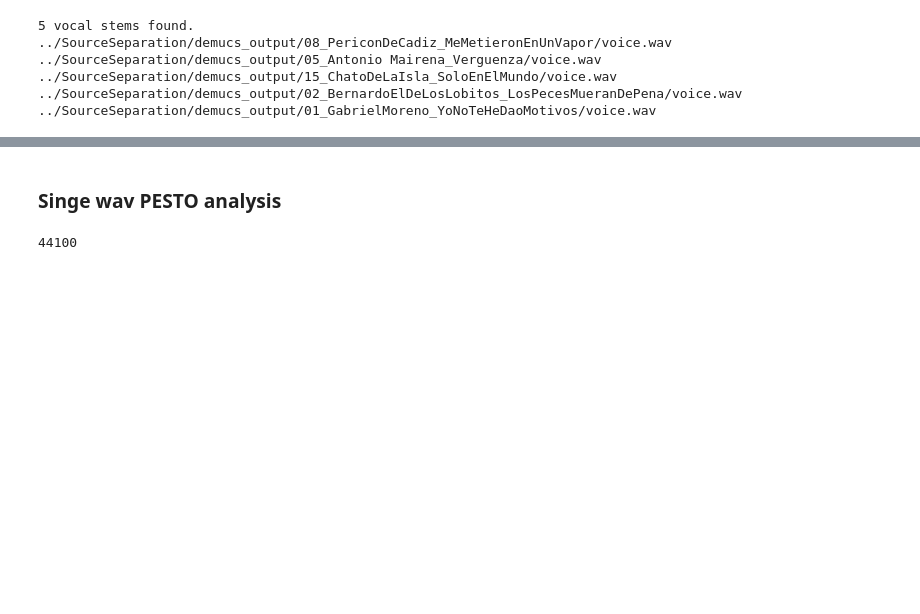
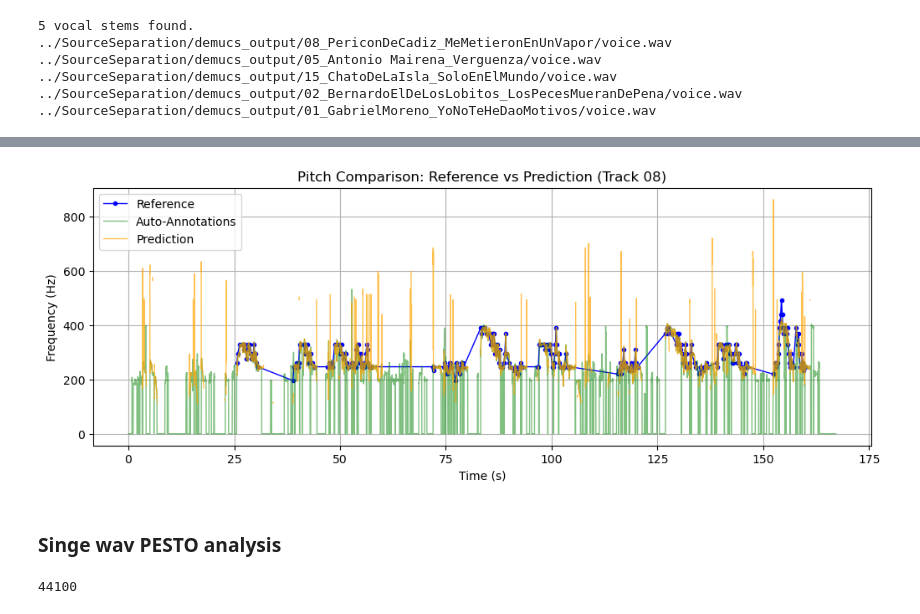
Before and after one commit to martiinsssssss/flamenco-mir, a Jupyter notebook: f0est/tests.ipynb, the cells around one changed output, grey strips where cells are left out. Drawn from its saved outputs; the diff is of its cells as text; code cells hidden in the pictures; blank space fills up the shorter version.

```diff
--- a/f0est/tests.ipynb
+++ b/f0est/tests.ipynb
@@ -107,3 +129,36 @@ plt.show()
+# %%
+import numpy as np
+import pandas as pd
+import matplotlib.pyplot as plt
+
+# Example: load your CSVs
+# ref_df = pd.read_csv("reference.csv")  # columns: timestamp, freq
+# pred_df = pd.read_csv("prediction.csv")  # columns: timestamp, freq
+
+# Replace -220 with NaN for plotting
+annotations_08['freq_plot'] = annotations_08['freq'].replace(-220.0, np.nan)
+predicted_08['freq_plot'] = predicted_08['freq'].replace(0.0, np.nan)
+auto_annotations_08['freq_plot'] = auto_annotations_08['freq'].replace(0.0, np.nan)
+
+# Create figure
+plt.figure(figsize=(12, 4))
+
+# Plot reference
+plt.plot(annotations_08['onset_time'], annotations_08['freq_plot'], label='Reference', color='blue', linewidth=1, marker='o', markersize=3)
+plt.plot(auto_annotations_08['timestamp'], auto_annotations_08['freq'], label='Auto-Annotations', color='green', alpha=0.5, linewidth=1)
+# Plot predictions
+plt.plot(predicted_08['timestamp'], predicted_08['freq_plot'], label='Prediction', color='orange', alpha=0.7, linewidth=1)
+
+# Labels
+plt.xlabel('Time (s)')
+plt.ylabel('Frequency (Hz)')
+plt.title('Pitch Comparison: Reference vs Prediction (Track 08)')
+plt.legend()
+plt.grid(True)
+#plt.xlim(0, 5)  # first 5 seconds
+plt.show()
+# %% [output]
+[figure, added]
 # %% [markdown]
 ### Singe wav PESTO analysis
 # %%
```
Also changed, not shown: parts of 7 cells of this notebook.
